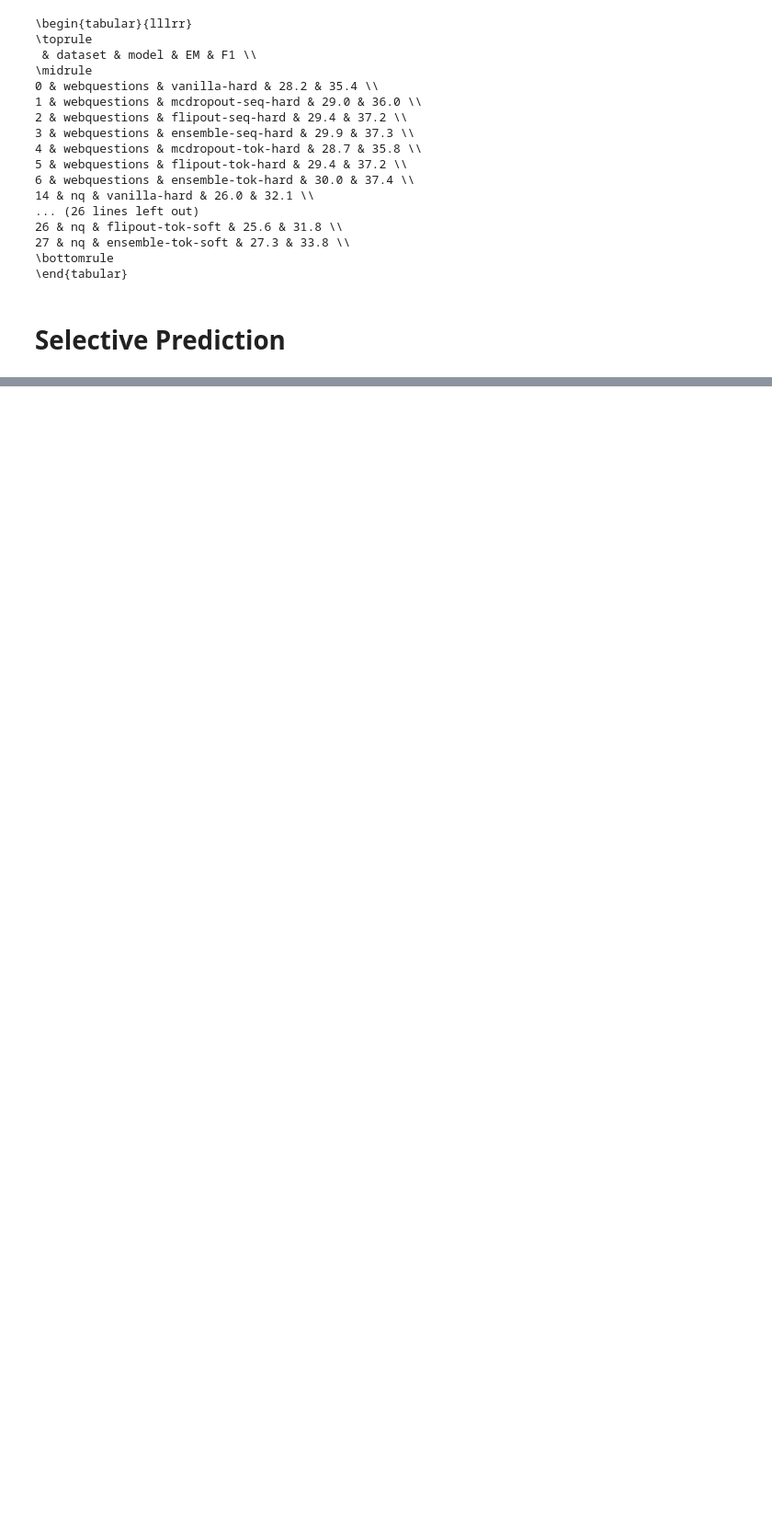
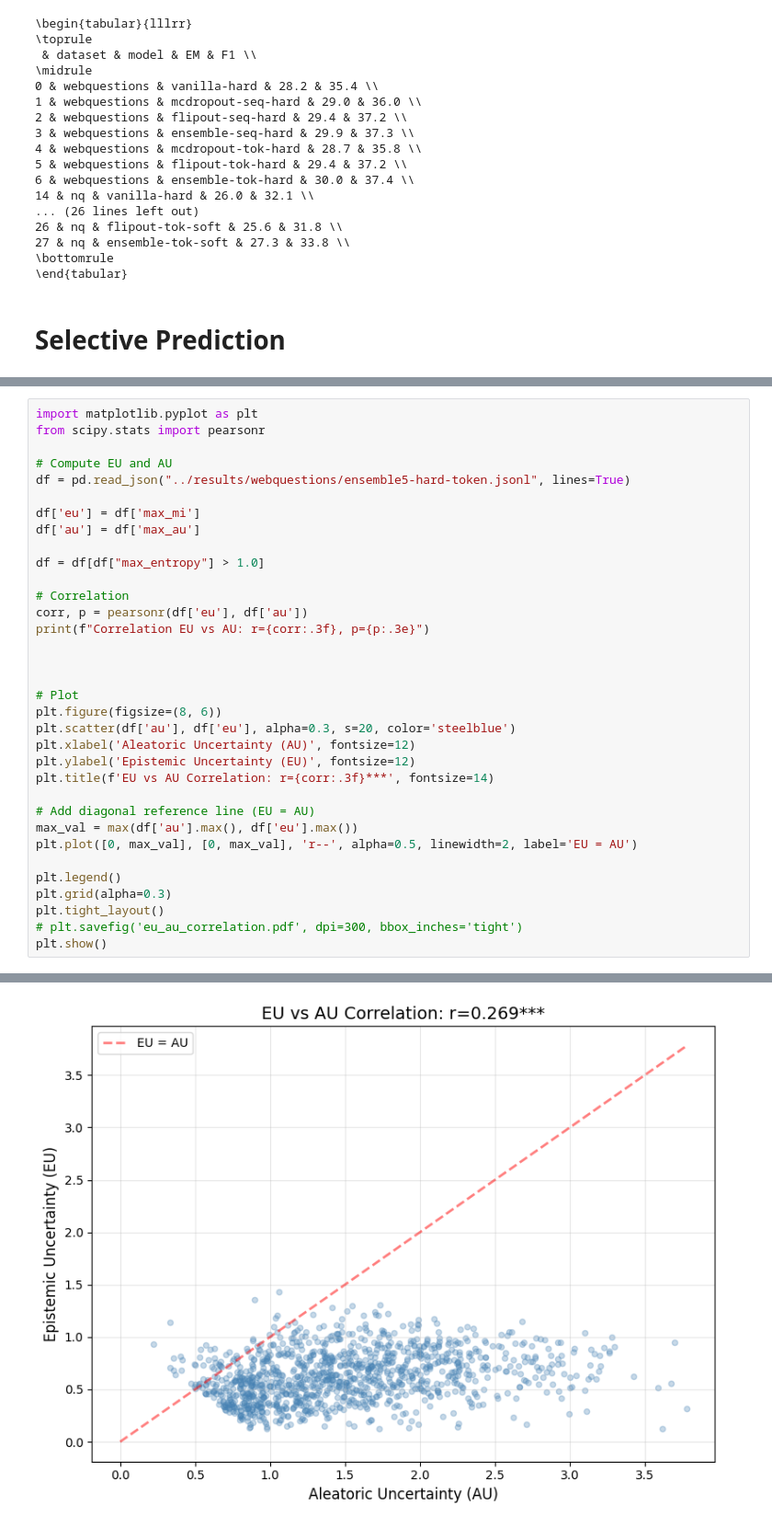
Before and after one commit to dries02/cbqa-ood, a Jupyter notebook: notebooks/results.ipynb, the cells around one changed output, grey strips where cells are left out. Shown at 92% size. Saved outputs shown, nothing was run; the diff lists cells and outputs as text; blank space fills up the shorter version.

```diff
--- a/notebooks/results.ipynb
+++ b/notebooks/results.ipynb
@@ -909,0 +1011,35 @@ ensemble-tok-hard & 0.459 & 0.120 & 0.279 & 0.466 & 0.100 & 0.287 \\
+# %%
+import matplotlib.pyplot as plt
+from scipy.stats import pearsonr
+
+# Compute EU and AU
+df = pd.read_json("../results/webquestions/ensemble5-hard-token.jsonl", lines=True)
+
+df['eu'] = df['max_mi']
+df['au'] = df['max_au']
+
+df = df[df["max_entropy"] > 1.0]
+
+# Correlation
+corr, p = pearsonr(df['eu'], df['au'])
+print(f"Correlation EU vs AU: r={corr:.3f}, p={p:.3e}")
+
+
+
+# Plot
+plt.figure(figsize=(8, 6))
+plt.scatter(df['au'], df['eu'], alpha=0.3, s=20, color='steelblue')
+plt.xlabel('Aleatoric Uncertainty (AU)', fontsize=12)
+plt.ylabel('Epistemic Uncertainty (EU)', fontsize=12)
+plt.title(f'EU vs AU Correlation: r={corr:.3f}***', fontsize=14)
+
+# Add diagonal reference line (EU = AU)
+max_val = max(df['au'].max(), df['eu'].max())
+plt.plot([0, max_val], [0, max_val], 'r--', alpha=0.5, linewidth=2, label='EU = AU')
+
+plt.legend()
+plt.grid(alpha=0.3)
+plt.tight_layout()
+# plt.savefig('eu_au_correlation.pdf', dpi=300, bbox_inches='tight')
+plt.show()
+# %% [output]
@@ -909,0 +1047 @@ ensemble-tok-hard & 0.459 & 0.120 & 0.279 & 0.466 & 0.100 & 0.287 \\
+[figure, added]
```
Also changed, not shown: parts of 12 cells of this notebook, 4 other files.
